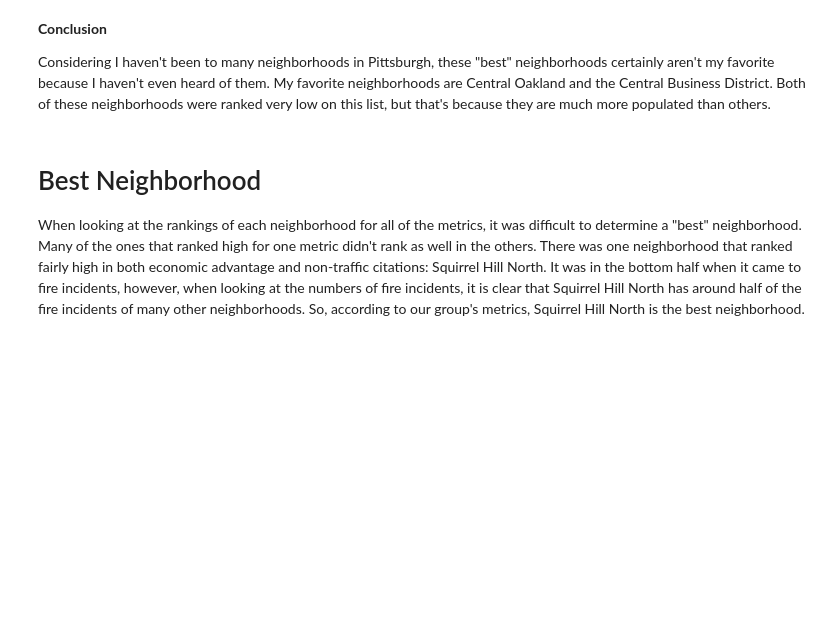
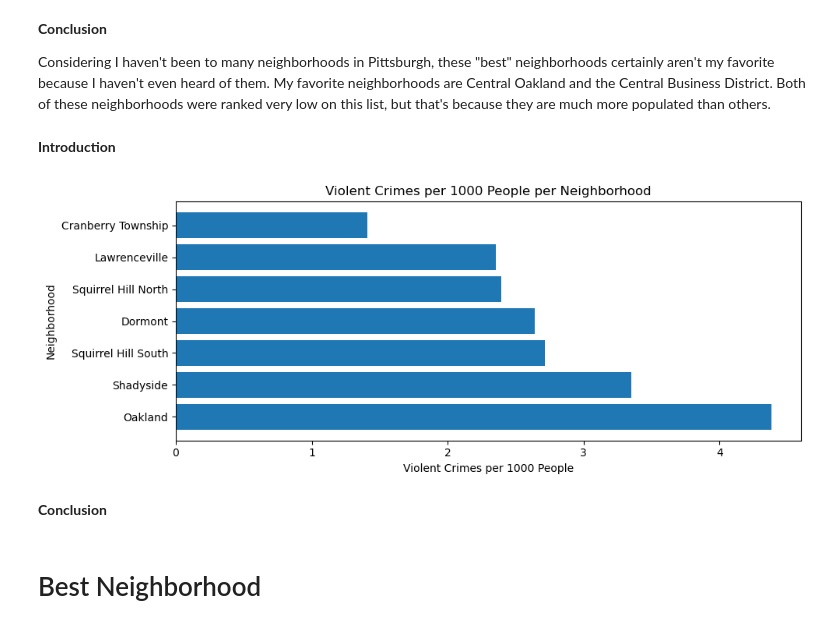
Before and after one commit to cjt-118/Big-Ideas-Final-Project, a Jupyter notebook: final.ipynb, the cells around one changed output. Saved outputs shown, nothing was run; the diff lists cells and outputs as text; code cells hidden in the pictures; blank space fills up the shorter version.

```diff
--- a/final.ipynb
+++ b/final.ipynb
@@ -155,7 +156,28 @@ From the data set, we can see that Outside County has the least amount of non-tr
 **Conclusion**
 
 Considering I haven't been to many neighborhoods in Pittsburgh, these "best" neighborhoods certainly aren't my favorite because I haven't even heard of them. My favorite neighborhoods are Central Oakland and the Central Business District. Both of these neighborhoods were ranked very low on this list, but that's because they are much more populated than others.
+# %% [markdown]
+**Introduction**
+# %%
+import pandas as pd
+import matplotlib.pyplot as plt
+
+crimes = pd.read_csv("crime.csv")
+crimes.columns = crimes.columns.str.strip()
+
+counts = crimes[['Neighborhood', 'Crimerate']].copy()
+counts = counts.sort_values(by='Crimerate', ascending=False)
+
+plt.figure(figsize=(10, 4))
+plt.barh(counts['Neighborhood'], counts['Crimerate'])
+plt.title("Violent Crimes per 1000 People per Neighborhood")
+plt.xlabel("Violent Crimes per 1000 People")
+plt.ylabel("Neighborhood")
+plt.tight_layout()
+plt.show()
+# %% [output]
+[figure, added]
+# %% [markdown]
+**Conclusion**
 # %% [markdown]
 # Best Neighborhood
-
-When looking at the rankings of each neighborhood for all of the metrics, it was difficult to determine a "best" neighborhood. Many of the ones that ranked high for one metric didn't rank as well in the others. There was one neighborhood that ranked fairly high in both economic advantage and non-traffic citations: Squirrel Hill North. It was in the bottom half when it came to fire incidents, however, when looking at the numbers of fire incidents, it is clear that Squirrel Hill North has around half of the fire incidents of many other neighborhoods. So, according to our group's metrics, Squirrel Hill North is the best neighborhood.
```
Also changed, not shown: parts of 3 cells of this notebook.
